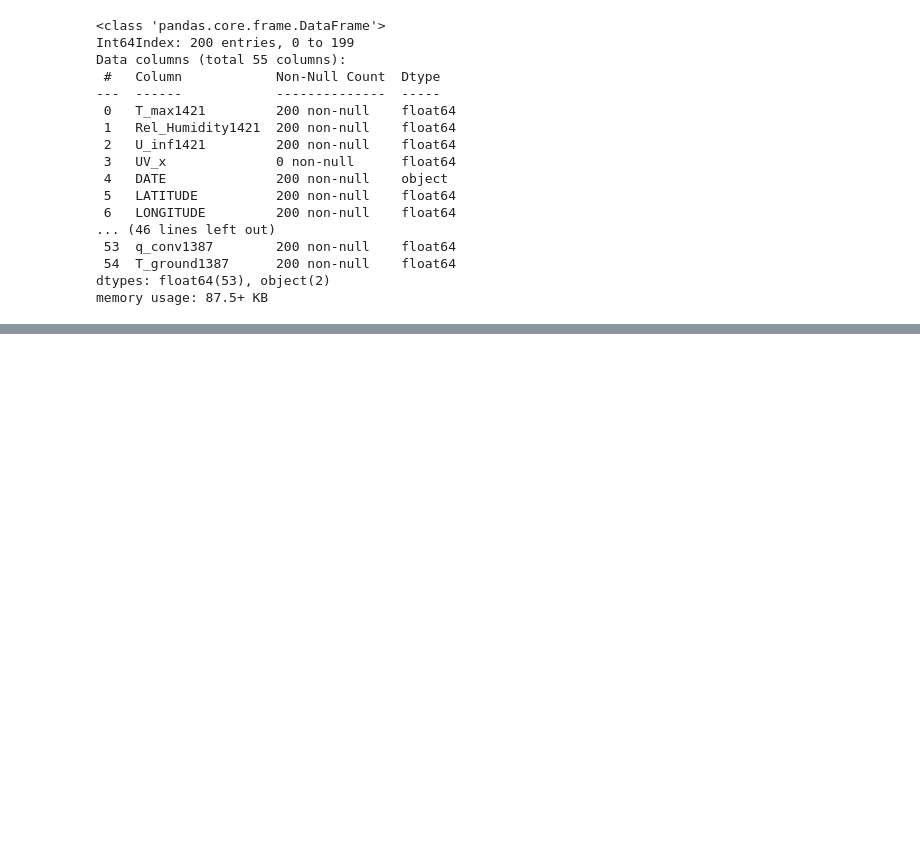
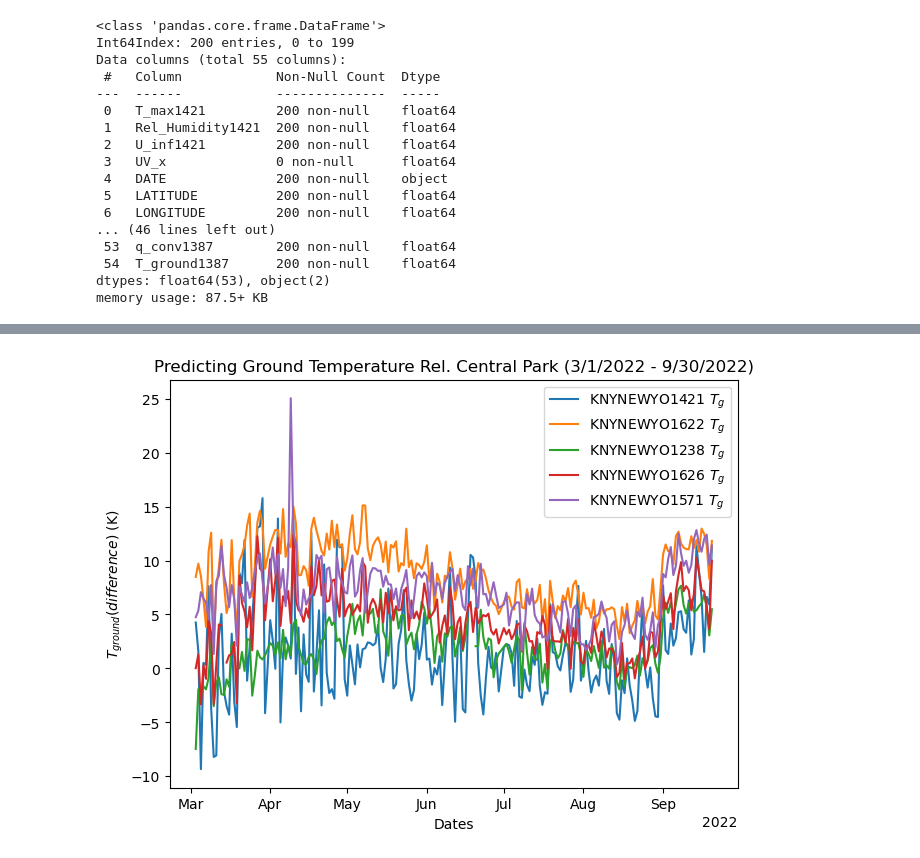
Before and after one commit to soph-loaf/aht_project, a Jupyter notebook: Temp_Results_SAL.ipynb, the cells around one changed output, grey strips where cells are left out. Saved outputs shown, nothing was run; the diff lists cells and outputs as text; code cells hidden in the pictures; blank space fills up the shorter version.

```diff
--- a/Temp_Results_SAL.ipynb
+++ b/Temp_Results_SAL.ipynb
@@ -499,0 +378,20 @@ plt.show()
+# %%
+#plotting central park weather data
+fig = plt.figure(constrained_layout=True)
+# fig = plt.figure(constrained_layout=True, figsize=(20,10))
+
+ax = plt.gca()
+locator = mdates.AutoDateLocator()
+formatter = mdates.ConciseDateFormatter(locator)
+ax.xaxis.set_major_locator(locator)
+ax.xaxis.set_major_formatter(formatter)
+for i in range(len(wu_list_n)):
+    ax.plot(df_combo['DATE'], df_combo['T_dif_ground'+wu_list_n[i]], markersize=2.5, label=r'KNYNEWYO'+wu_list[i]+' $T_g$')
+
+ax.set_xlabel("Dates")
+ax.set_ylabel(r"$T_{ground}(difference)$ (K)")
+ax.set_title('Predicting Ground Temperature Rel. Central Park (3/1/2022 - 9/30/2022)')
+plt.legend(loc='upper right')
+plt.show()
+# %% [output]
+[figure, added]
```
Also changed, not shown: parts of 27 cells of this notebook, 1 other file.
